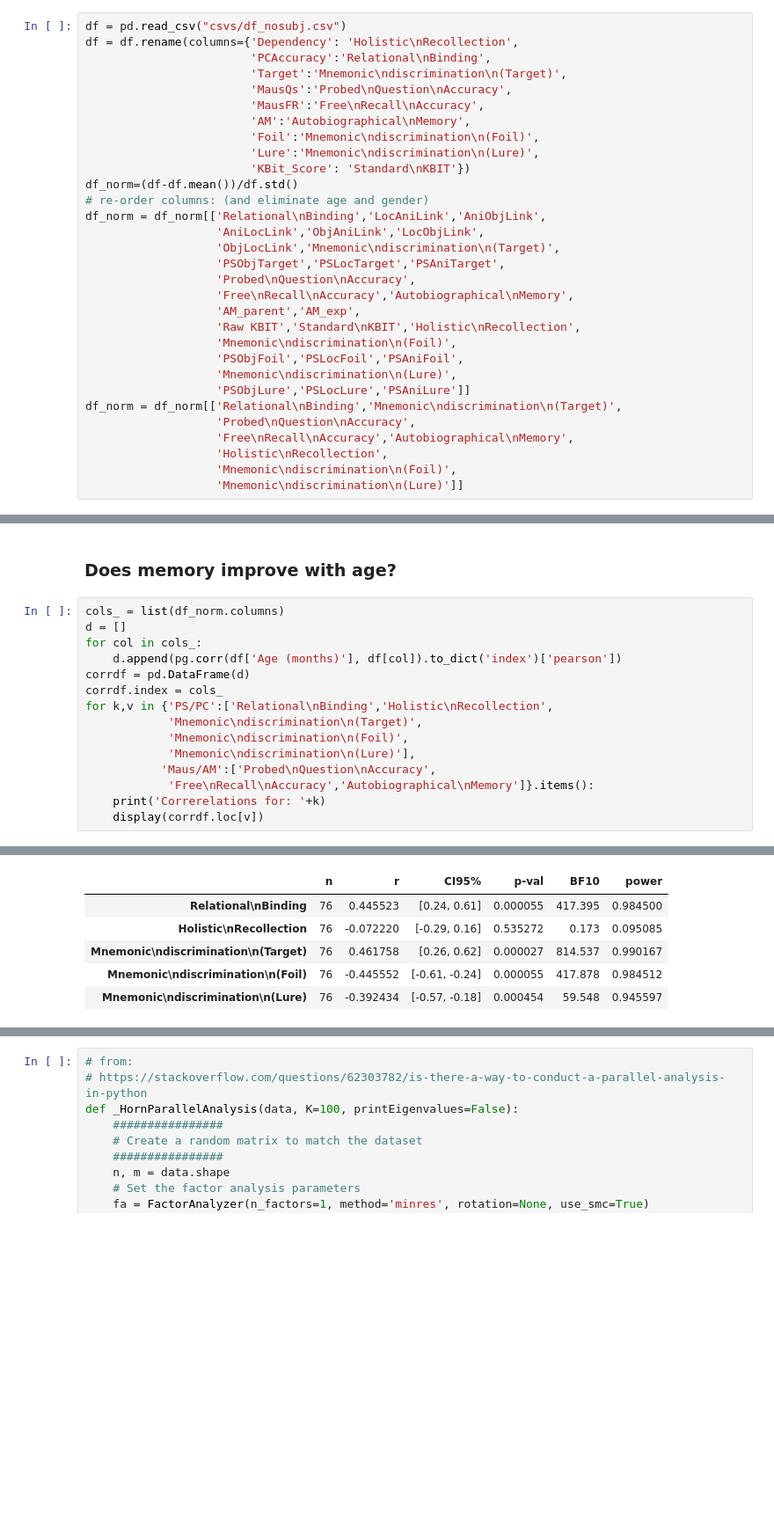
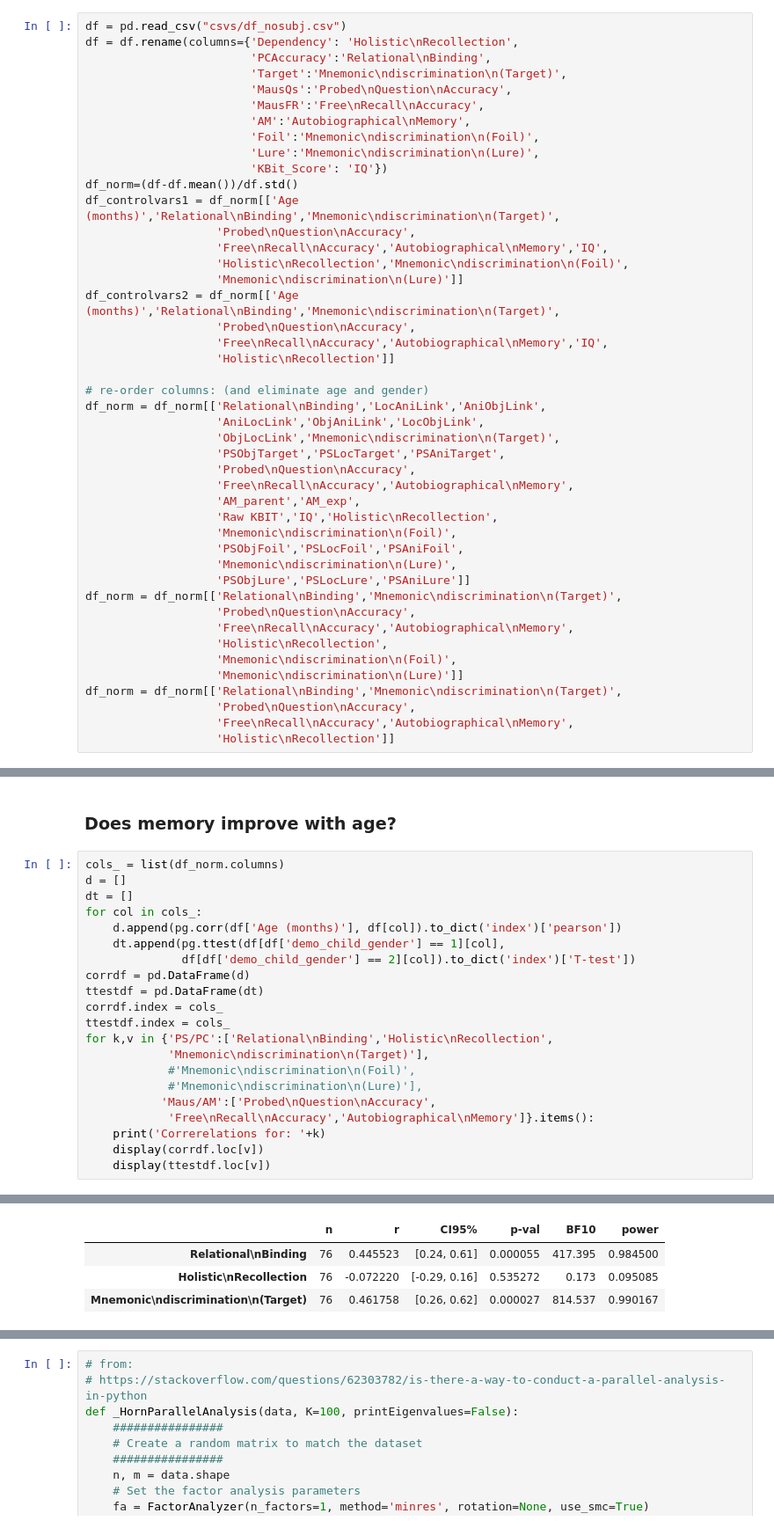
Before and after one commit to samsydco/Factor_Analysis, a Jupyter notebook: factor_anlaysis.ipynb, the cells around one changed output, grey strips where cells are left out. Shown: that part at 88% size. Drawn from its saved outputs; the diff is of its cells as text; blank space fills up the shorter version.

```diff
--- a/factor_anlaysis.ipynb
+++ b/factor_anlaysis.ipynb
@@ -15,8 +21,18 @@ df = df.rename(columns={'Dependency': 'Holistic\nRecollection',
                         'AM':'Autobiographical\nMemory',
                         'Foil':'Mnemonic\ndiscrimination\n(Foil)',
                         'Lure':'Mnemonic\ndiscrimination\n(Lure)',
-                        'KBit_Score': 'Standard\nKBIT'})
+                        'KBit_Score': 'IQ'})
 df_norm=(df-df.mean())/df.std()
+df_controlvars1 = df_norm[['Age (months)','Relational\nBinding','Mnemonic\ndiscrimination\n(Target)',
+                   'Probed\nQuestion\nAccuracy',
+                   'Free\nRecall\nAccuracy','Autobiographical\nMemory','IQ',
+                   'Holistic\nRecollection','Mnemonic\ndiscrimination\n(Foil)',
+                   'Mnemonic\ndiscrimination\n(Lure)']]
+df_controlvars2 = df_norm[['Age (months)','Relational\nBinding','Mnemonic\ndiscrimination\n(Target)',
+                   'Probed\nQuestion\nAccuracy',
+                   'Free\nRecall\nAccuracy','Autobiographical\nMemory','IQ',
+                   'Holistic\nRecollection']]
+
 # re-order columns: (and eliminate age and gender)
 df_norm = df_norm[['Relational\nBinding','LocAniLink','AniObjLink',
                    'AniLocLink','ObjAniLink','LocObjLink',
@@ -25,7 +41,7 @@ df_norm = df_norm[['Relational\nBinding','LocAniLink','AniObjLink',
                    'Probed\nQuestion\nAccuracy',
                    'Free\nRecall\nAccuracy','Autobiographical\nMemory',
                    'AM_parent','AM_exp',
-                   'Raw KBIT','Standard\nKBIT','Holistic\nRecollection',
+                   'Raw KBIT','IQ','Holistic\nRecollection',
                    'Mnemonic\ndiscrimination\n(Foil)',
                    'PSObjFoil','PSLocFoil','PSAniFoil',
                    'Mnemonic\ndiscrimination\n(Lure)',
@@ -36,3 +52,7 @@ df_norm = df_norm[['Relational\nBinding','Mnemonic\ndiscrimination\n(Target)',
                    'Holistic\nRecollection',
                    'Mnemonic\ndiscrimination\n(Foil)',
                    'Mnemonic\ndiscrimination\n(Lure)']]
+df_norm = df_norm[['Relational\nBinding','Mnemonic\ndiscrimination\n(Target)',
+                   'Probed\nQuestion\nAccuracy',
+                   'Free\nRecall\nAccuracy','Autobiographical\nMemory',
+                   'Holistic\nRecollection']]
@@ -41,23 +75,27 @@ df_norm = df_norm[['Relational\nBinding','Mnemonic\ndiscrimination\n(Target)',
 # %%
 cols_ = list(df_norm.columns)
 d = []
+dt = []
 for col in cols_:
     d.append(pg.corr(df['Age (months)'], df[col]).to_dict('index')['pearson'])
+    dt.append(pg.ttest(df[df['demo_child_gender'] == 1][col],
+              df[df['demo_child_gender'] == 2][col]).to_dict('index')['T-test'])
 corrdf = pd.DataFrame(d)
+ttestdf = pd.DataFrame(dt)
 corrdf.index = cols_
+ttestdf.index = cols_
 for k,v in {'PS/PC':['Relational\nBinding','Holistic\nRecollection',
-            'Mnemonic\ndiscrimination\n(Target)',
-            'Mnemonic\ndiscrimination\n(Foil)',
-            'Mnemonic\ndiscrimination\n(Lure)'],
+            'Mnemonic\ndiscrimination\n(Target)'],
+            #'Mnemonic\ndiscrimination\n(Foil)',
+            #'Mnemonic\ndiscrimination\n(Lure)'],
            'Maus/AM':['Probed\nQuestion\nAccuracy',
             'Free\nRecall\nAccuracy','Autobiographical\nMemory']}.items():
     print('Correrelations for: '+k)
     display(corrdf.loc[v])
+    display(ttestdf.loc[v])
 # %% [output]
 Correrelations for: PS/PC
 |  | n | r | CI95% | p-val | BF10 | power |
 | Relational\nBinding | 76 | 0.445523 | [0.24, 0.61] | 0.000055 | 417.395 | 0.984500 |
 | Holistic\nRecollection | 76 | -0.072220 | [-0.29, 0.16] | 0.535272 | 0.173 | 0.095085 |
 | Mnemonic\ndiscrimination\n(Target) | 76 | 0.461758 | [0.26, 0.62] | 0.000027 | 814.537 | 0.990167 |
-| Mnemonic\ndiscrimination\n(Foil) | 76 | -0.445552 | [-0.61, -0.24] | 0.000055 | 417.878 | 0.984512 |
-| Mnemonic\ndiscrimination\n(Lure) | 76 | -0.392434 | [-0.57, -0.18] | 0.000454 | 59.548 | 0.945597 |
```
Also changed, not shown: parts of 16 cells of this notebook.
